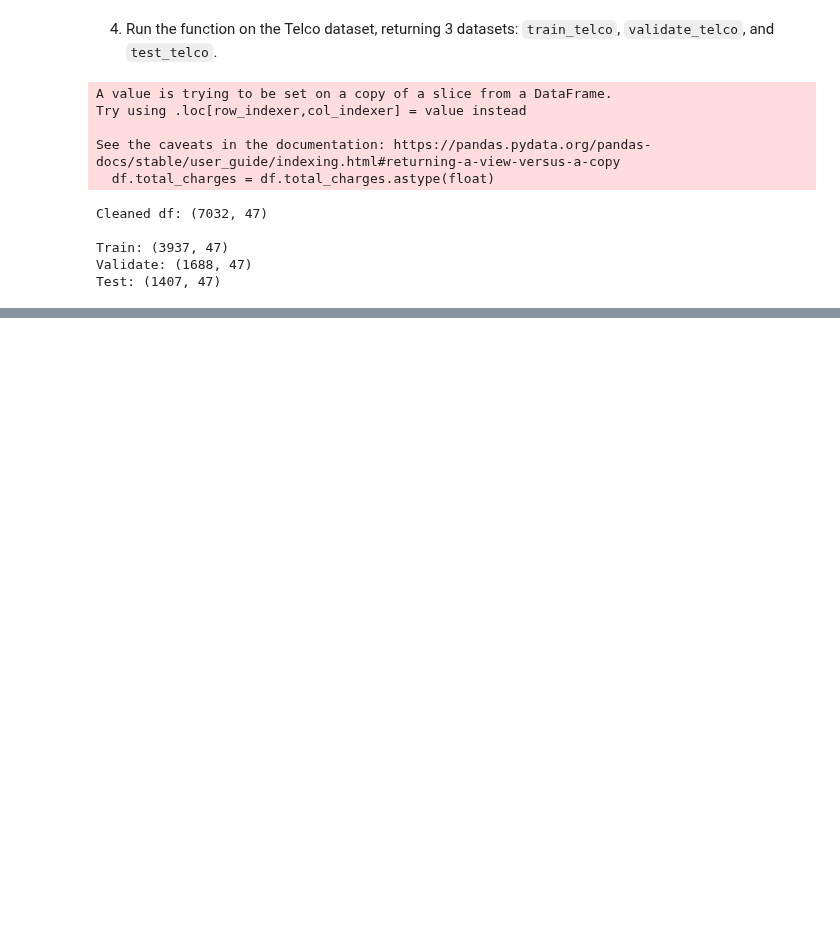
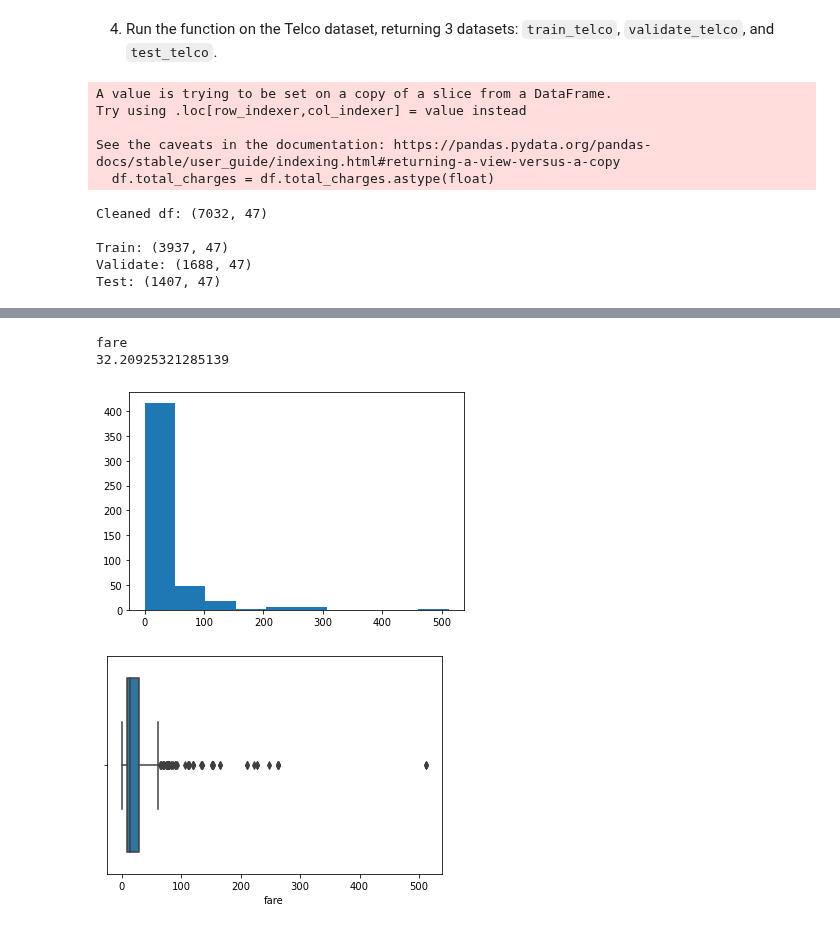
Before and after one commit to markydoug/classification-exercises, a Jupyter notebook: classification_exercises.ipynb, the cells around one changed output, grey strips where cells are left out. Drawn from its saved outputs; the diff is of its cells as text; code cells hidden in the pictures; blank space fills up the shorter version.

```diff
--- a/classification_exercises.ipynb
+++ b/classification_exercises.ipynb
@@ -1052,0 +1175,12 @@ On average virginica's are bigger in all forms.
+# %%
+for col in num_vars:
+    print(col)
+    print(titanic_train[col].mean())
+    plt.hist(x=col, data=titanic_train)
+    plt.show()
+    sns.boxplot(x=col, data=titanic_train)
+# %% [output]
+fare
+32.20925321285139
+[figure, added]
+[figure, added]
```
Also changed, not shown: parts of 82 cells of this notebook, 1 other file.
